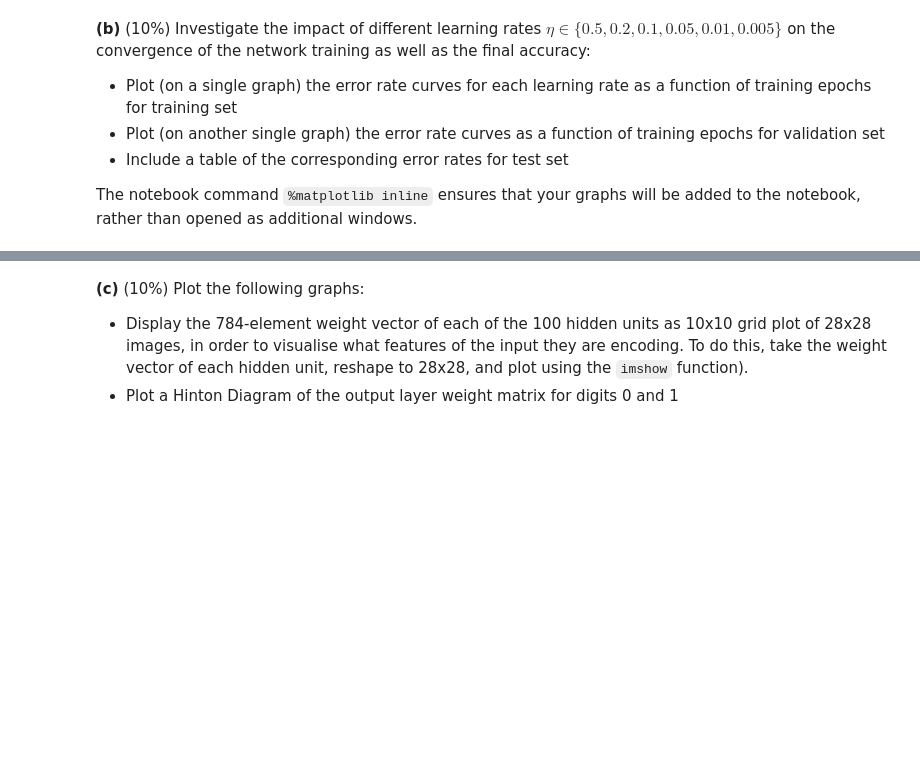
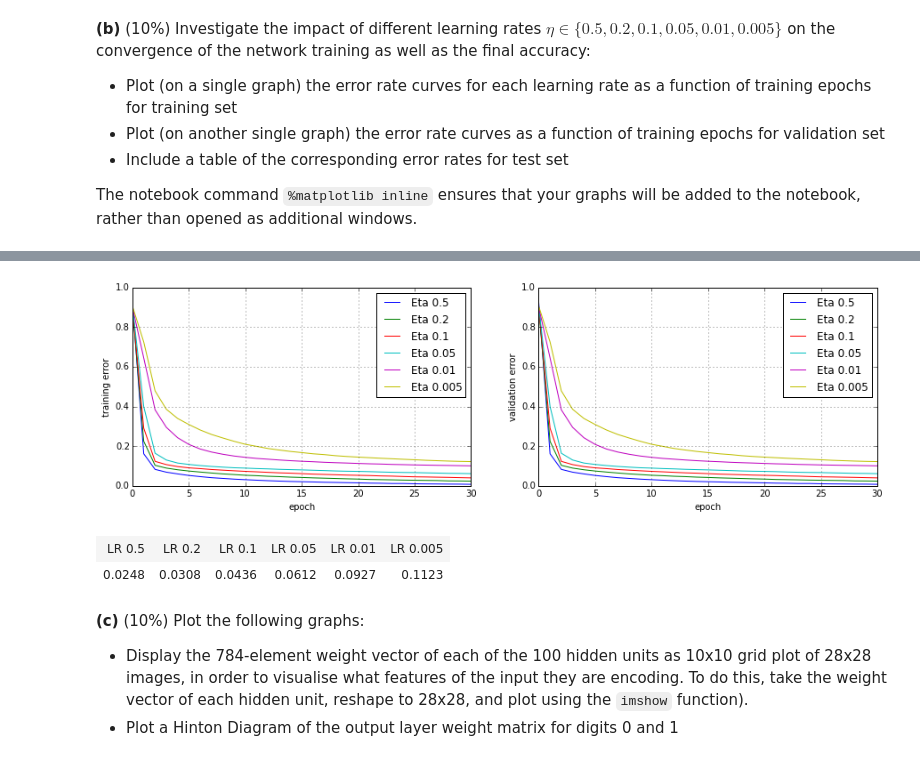
Before and after one commit to SamDavies/Convolutional-Neural-Network, a Jupyter notebook: 03_MLP_Coursework1.ipynb, the cells around one changed output, grey strips where cells are left out. Drawn from its saved outputs; the diff is of its cells as text; code cells hidden in the pictures; blank space fills up the shorter version.

```diff
--- a/03_MLP_Coursework1.ipynb
+++ b/03_MLP_Coursework1.ipynb
@@ -117,3 +169,33 @@ To include the `Softmax` code in the notebook please run the below code cell.  (
+# %%
+# %load -s Softmax mlp/layers.py
+class Softmax(Linear):
+    def get_name(self):
+        return 'softmax'
+
+    @staticmethod
+    def softmax(sum_outputs):
+        """
+        Given a array of output units, normalize them using softmax. Each
+        :param sum_outputs: the array of row probs which add to 1
+        :return: a vector of normalized probability units
+        """
+        if sum_outputs.ndim > 1:
+            # apply software individually to each row
+            return numpy.asarray([Softmax.softmax(row) for row in sum_outputs])
+
+        exp_array = numpy.exp(sum_outputs)
+        return exp_array / numpy.sum(exp_array)
+
+    def fprop(self, inputs):
+        layer_outputs = numpy.dot(inputs, self.W) + self.b
+        return Softmax.softmax(layer_outputs)
+
+    def bprop(self, h, igrads):
+        raise NotImplementedError()
+
+    def bprop_cost(self, h, igrads, cost):
+        ograds = numpy.dot(igrads, self.W.T)
+        return igrads, ograds
 # %% [markdown]
 ## Task 3 - Multi-layer network for MNIST classification (40%)
 
@@ -248,32 +361,34 @@ for learning_rate in learning_rates:
 # %%
 fig, axis_array = plt.subplots(1, 2, figsize=(15, 4))
 
+for i, train_errors in enumerate(train_errors_matrix):
+    axis_array[0].plot(train_errors, label='Eta %s' % (str(learning_rates[i])))
 
-
-for train_errors in train_errors_matrix:
-    axis_array[0].plot(train_errors, label='Eta %s' % (str(learning_rate)))
-
-for valid_errors in train_errors_matrix:
-    axis_array[1].plot(valid_errors, label='Eta %s' % (str(learning_rate)))
+for i, valid_errors in enumerate(train_errors_matrix):
+    axis_array[1].plot(valid_errors, label='Eta %s' % (str(learning_rates[i])))
 
 # show to line graphs using the training and validation results
 axis_array[0].set_xlabel('epoch')
 axis_array[0].set_ylabel('training error')
-fig.legend()
+axis_array[0].legend()
 axis_array[0].grid()
 
 axis_array[1].set_xlabel('epoch')
 axis_array[1].set_ylabel('validation error')
 axis_array[1].legend()
 axis_array[1].grid()
 
 plt.show()
 
 # print a html table of the test errors
 table = ListTable()
 table.append(["LR " + str(learning_rate) for learning_rate in learning_rates])
 table.append(test_errors)
 table
+# %% [output]
+[figure, added]
+| LR 0.5 | LR 0.2 | LR 0.1 | LR 0.05 | LR 0.01 | LR 0.005 |
+| 0.0248 | 0.0308 | 0.0436 | 0.0612 | 0.0927 | 0.1123 |
 # %% [markdown]
 **(c)** (10%) Plot the following graphs:
   * Display the 784-element weight vector of each of the 100 hidden units as 10x10 grid plot of 28x28 images, in order to visualise what features of the input they are encoding.  To do this, take the weight vector of each hidden unit, reshape to 28x28, and plot using the `imshow` function).
```
Also changed, not shown: parts of 12 cells of this notebook.
